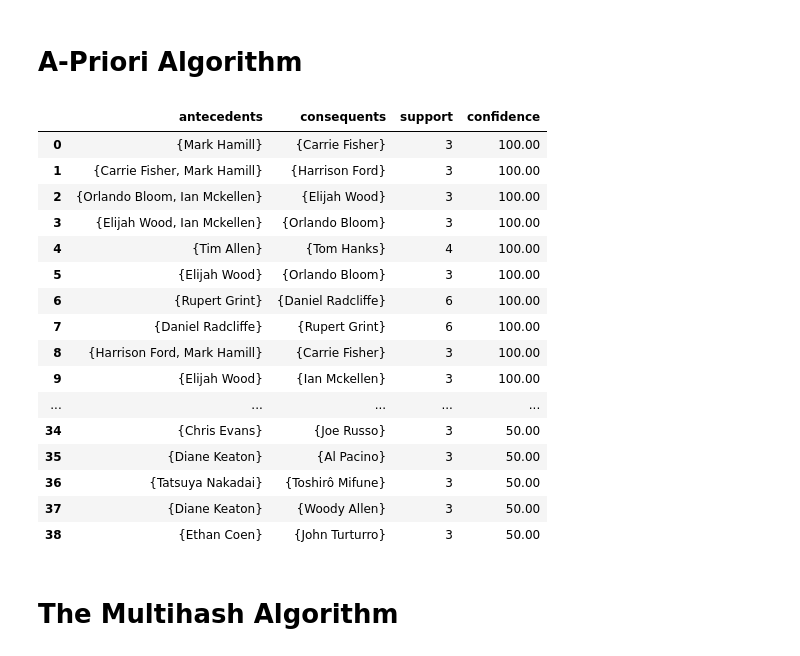
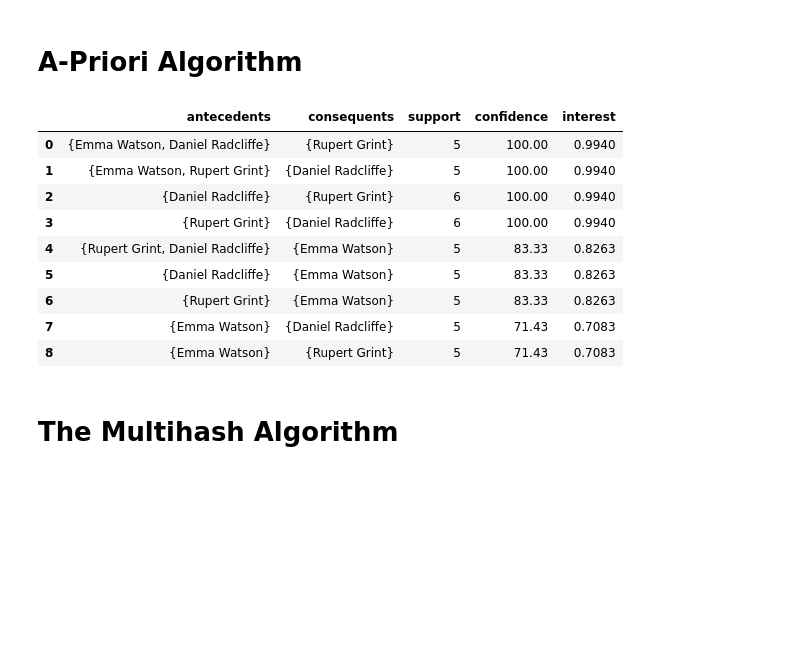
Before and after one commit to bercaakbayir/unimi-dse-amd-assignment, a Jupyter notebook: main.ipynb, the cells around one changed output. Drawn from its saved outputs; the diff is of its cells as text; code cells hidden in the pictures; blank space fills up the shorter version.

```diff
--- a/main.ipynb
+++ b/main.ipynb
@@ -534,4 +537,4 @@ triples_counts
 # %% [markdown]
 # A-Priori Algorithm
 # %%
-apriori_results = apriori(baskets, support_threshold=3)
+apriori_results = apriori(baskets, support_threshold=SUPPORT_LEVEL)
@@ -540,23 +541,16 @@ df_apriori = generate_association_rules(apriori_results)
-# %%
-df_apriori[df_apriori["confidence"] >= 50]
-# %% [output]
-|  | antecedents | consequents | support | confidence |
-| 0 | {Mark Hamill} | {Carrie Fisher} | 3 | 100.00 |
-| 1 | {Carrie Fisher, Mark Hamill} | {Harrison Ford} | 3 | 100.00 |
-| 2 | {Orlando Bloom, Ian Mckellen} | {Elijah Wood} | 3 | 100.00 |
-| 3 | {Elijah Wood, Ian Mckellen} | {Orlando Bloom} | 3 | 100.00 |
-| 4 | {Tim Allen} | {Tom Hanks} | 4 | 100.00 |
-| 5 | {Elijah Wood} | {Orlando Bloom} | 3 | 100.00 |
-| 6 | {Rupert Grint} | {Daniel Radcliffe} | 6 | 100.00 |
-| 7 | {Daniel Radcliffe} | {Rupert Grint} | 6 | 100.00 |
-| 8 | {Harrison Ford, Mark Hamill} | {Carrie Fisher} | 3 | 100.00 |
-| 9 | {Elijah Wood} | {Ian Mckellen} | 3 | 100.00 |
-| ... | ... | ... | ... | ... |
-| 34 | {Chris Evans} | {Joe Russo} | 3 | 50.00 |
-| 35 | {Diane Keaton} | {Al Pacino} | 3 | 50.00 |
-| 36 | {Tatsuya Nakadai} | {Toshirô Mifune} | 3 | 50.00 |
-| 37 | {Diane Keaton} | {Woody Allen} | 3 | 50.00 |
-| 38 | {Ethan Coen} | {John Turturro} | 3 | 50.00 |
+# %%
+apriori_results
+# %% [output]
+|  | antecedents | consequents | support | confidence | interest |
+| 0 | {Emma Watson, Daniel Radcliffe} | {Rupert Grint} | 5 | 100.00 | 0.9940 |
+| 1 | {Emma Watson, Rupert Grint} | {Daniel Radcliffe} | 5 | 100.00 | 0.9940 |
+| 2 | {Daniel Radcliffe} | {Rupert Grint} | 6 | 100.00 | 0.9940 |
+| 3 | {Rupert Grint} | {Daniel Radcliffe} | 6 | 100.00 | 0.9940 |
+| 4 | {Rupert Grint, Daniel Radcliffe} | {Emma Watson} | 5 | 83.33 | 0.8263 |
+| 5 | {Daniel Radcliffe} | {Emma Watson} | 5 | 83.33 | 0.8263 |
+| 6 | {Rupert Grint} | {Emma Watson} | 5 | 83.33 | 0.8263 |
+| 7 | {Emma Watson} | {Daniel Radcliffe} | 5 | 71.43 | 0.7083 |
+| 8 | {Emma Watson} | {Rupert Grint} | 5 | 71.43 | 0.7083 |
 # %% [markdown]
 # The Multihash Algorithm
 # %%
```
Also changed, not shown: parts of 22 cells of this notebook, 2 other files.
